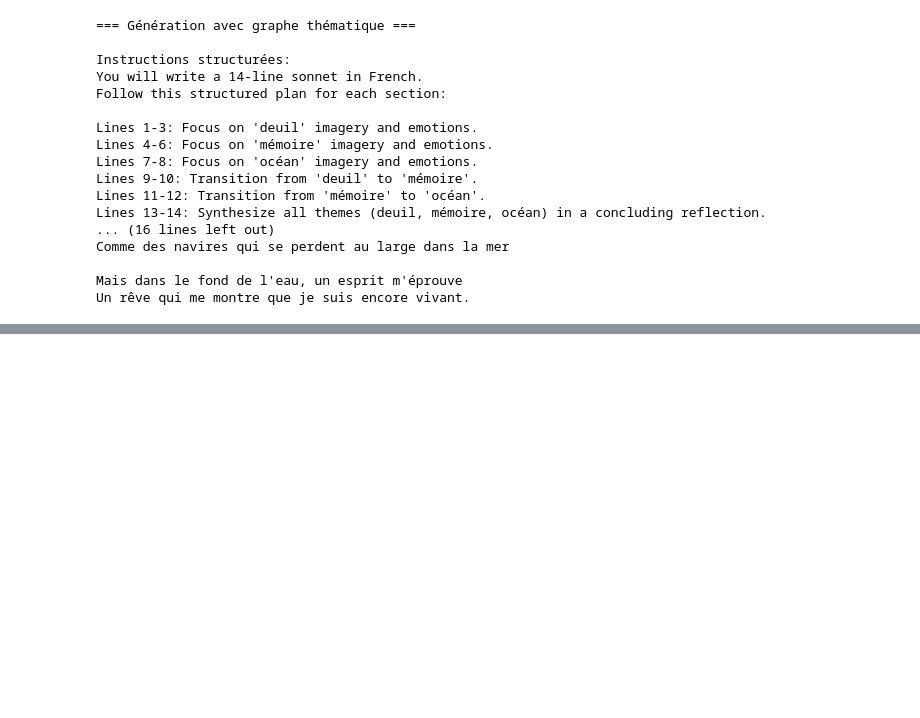
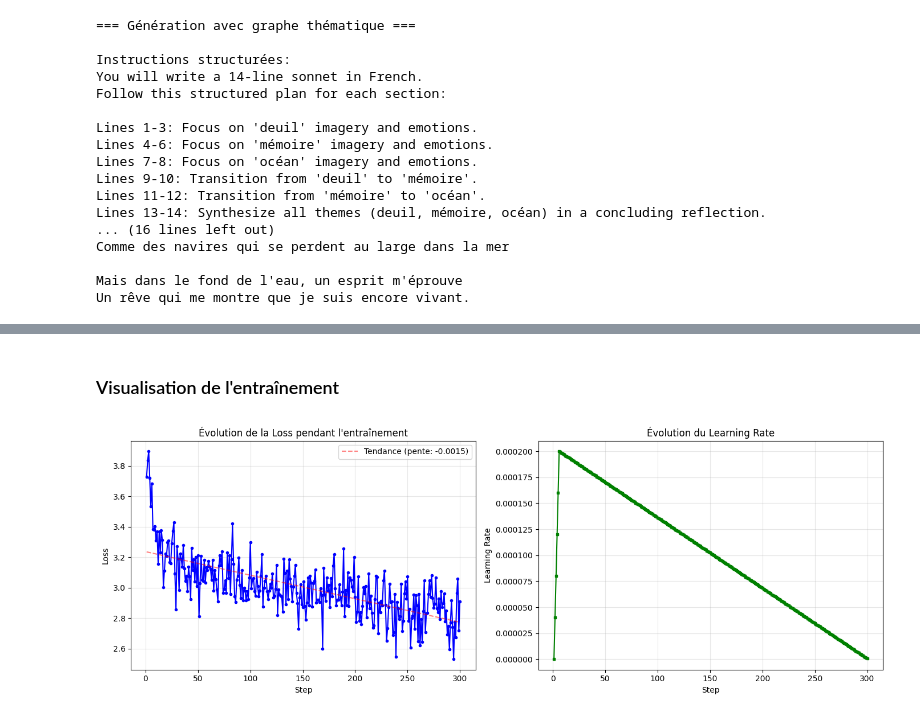
Before and after one commit to ErwinGoneMad/NLP2, a Jupyter notebook: sandbox.ipynb, the cells around one changed output, grey strips where cells are left out. Drawn from its saved outputs; the diff is of its cells as text; code cells hidden in the pictures; blank space fills up the shorter version.

```diff
--- a/sandbox.ipynb
+++ b/sandbox.ipynb
@@ -219,0 +313,21 @@ Un rêve qui me montre que je suis encore vivant.
+# %%
+from src.finetuning import finetune_model
+from pathlib import Path
+
+corpus_file = Path("./data/processed/french_poetry_processed.json")
+output_dir = Path("./models/finetuned")
+
+print("Démarrage du fine-tuning...")
+print("(Cela peut prendre plusieurs minutes)")
+
+try:
+    model_path = finetune_model(
+        corpus_path=str(corpus_file),
+        output_dir=str(output_dir),
+        max_steps=300
+    )
+    print(f"\nFine-tuning terminé!")
+    print(f"Modèle sauvegardé dans: {model_path}")
+except Exception as e:
+    print(f"Erreur lors du fine-tuning: {e}")
+    raise
@@ -219,0 +369,14 @@ Un rêve qui me montre que je suis encore vivant.
+# %% [markdown]
+### Visualisation de l'entraînement
+# %%
+from src.finetuning import plot_training_loss
+
+try:
+    plot_training_loss()
+except FileNotFoundError as e:
+    print(f"Fichier d'historique non trouvé: {e}")
+    print("Assurez-vous d'avoir exécuté le fine-tuning d'abord.")
+except Exception as e:
+    print(f"Erreur lors de la visualisation: {e}")
+# %% [output]
+[figure, added]
```
Also changed, not shown: parts of 19 cells of this notebook, 23 other files.
